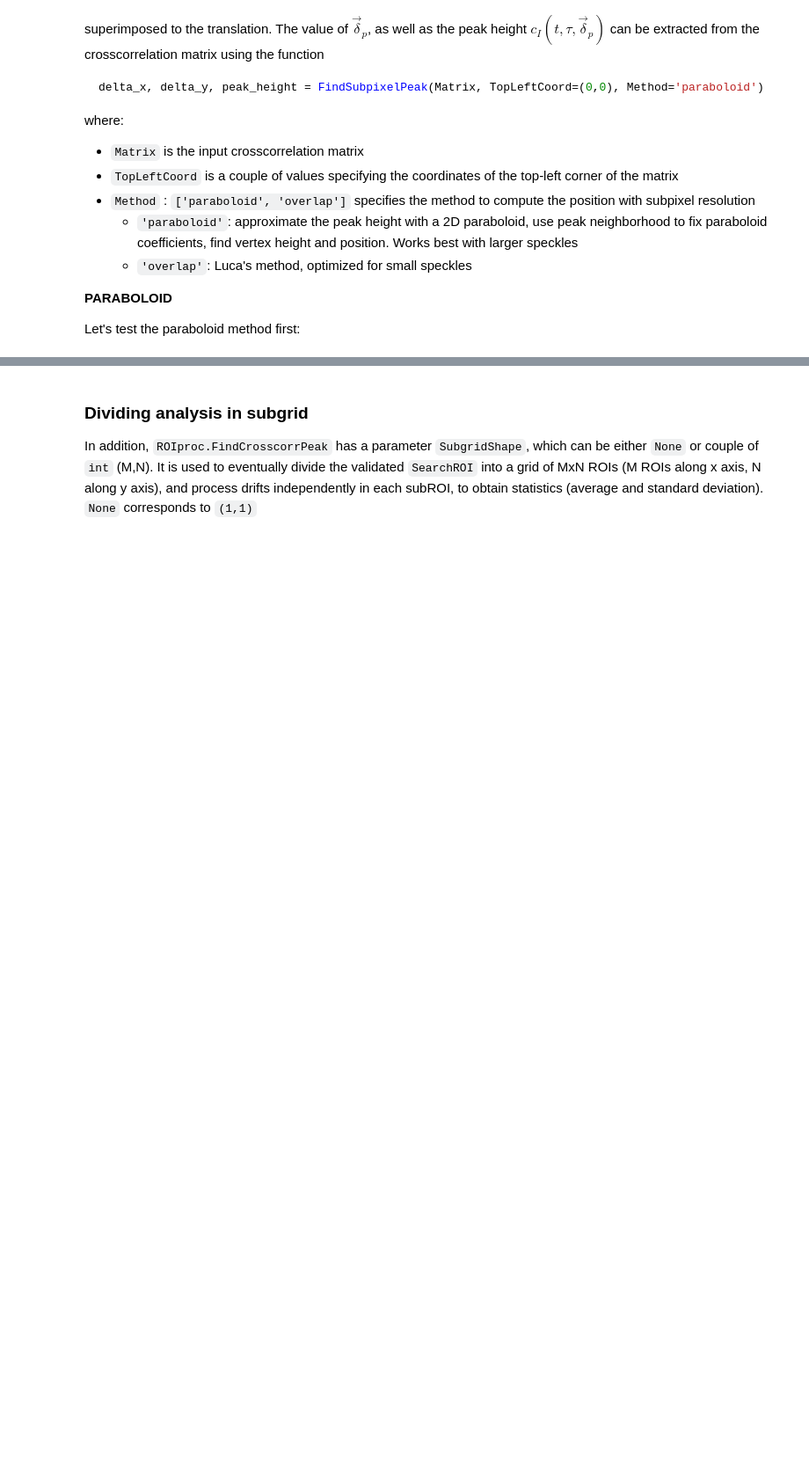
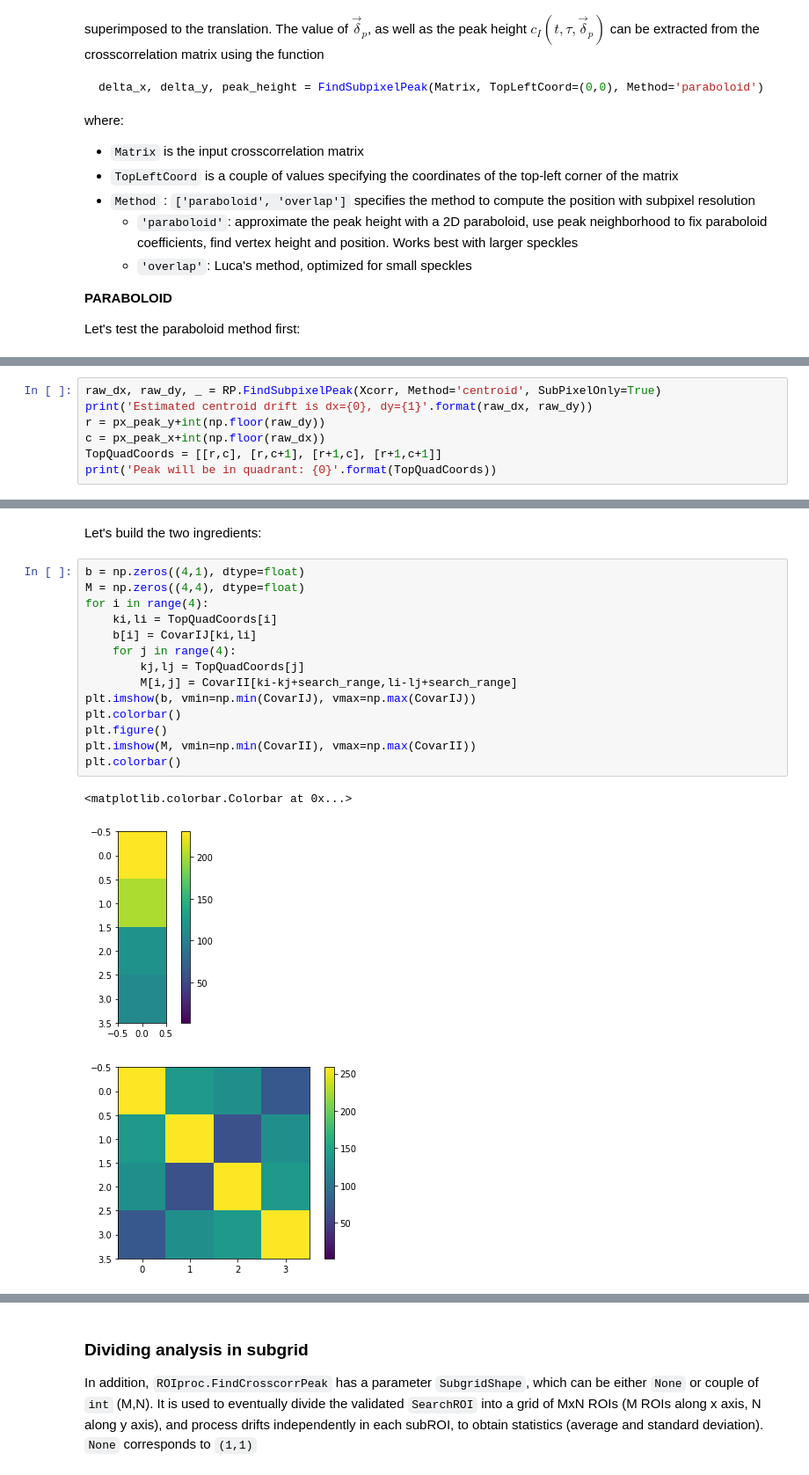
Before and after one commit to steaime/DSHpy, a Jupyter notebook: tutorial6_DriftCorrection.ipynb, the cells around one changed output, grey strips where cells are left out. Shown: that part at 88% size. Drawn from its saved outputs; the diff is of its cells as text; blank space fills up the shorter version.

Commit message:
Overlap method for subpixel drift correction

```diff
--- a/tutorial6_DriftCorrection.ipynb
+++ b/tutorial6_DriftCorrection.ipynb
@@ -161,0 +112,7 @@ plt.colorbar()
+# %%
+raw_dx, raw_dy, _ = RP.FindSubpixelPeak(Xcorr, Method='centroid', SubPixelOnly=True)
+print('Estimated centroid drift is dx={0}, dy={1}'.format(raw_dx, raw_dy))
+r = px_peak_y+int(np.floor(raw_dy))
+c = px_peak_x+int(np.floor(raw_dx))
+TopQuadCoords = [[r,c], [r,c+1], [r+1,c], [r+1,c+1]]
+print('Peak will be in quadrant: {0}'.format(TopQuadCoords))
@@ -161,0 +154,20 @@ plt.colorbar()
+# %% [markdown]
+Let's build the two ingredients:
+# %%
+b = np.zeros((4,1), dtype=float)
+M = np.zeros((4,4), dtype=float)
+for i in range(4):
+    ki,li = TopQuadCoords[i]
+    b[i] = CovarIJ[ki,li]
+    for j in range(4):
+        kj,lj = TopQuadCoords[j]
+        M[i,j] = CovarII[ki-kj+search_range,li-lj+search_range]
+plt.imshow(b, vmin=np.min(CovarIJ), vmax=np.max(CovarIJ))
+plt.colorbar()
+plt.figure()
+plt.imshow(M, vmin=np.min(CovarII), vmax=np.max(CovarII))
+plt.colorbar()
+# %% [output]
+<matplotlib.colorbar.Colorbar at 0x...>
+[figure, added]
+[figure, added]
```
Also changed, not shown: parts of 44 cells of this notebook, 4 other files.
